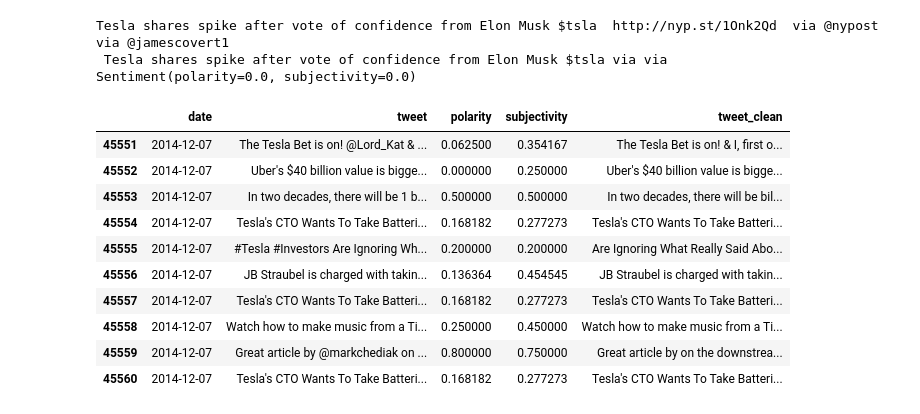
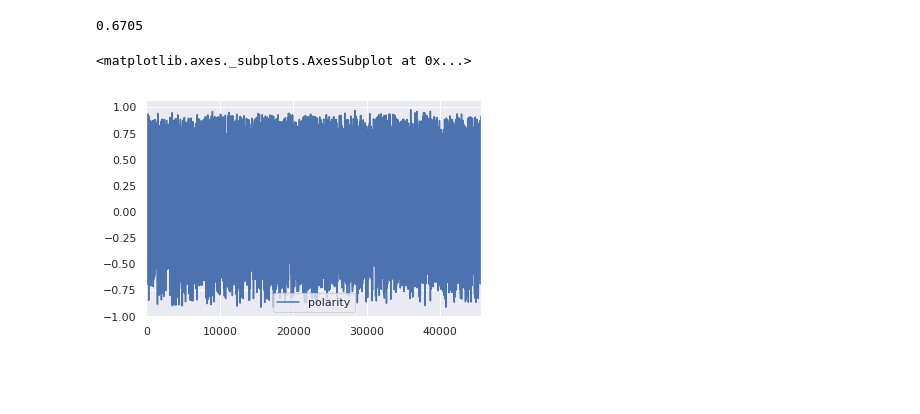
Before and after one commit to erdosbootcamp2019/Project, a Jupyter notebook: getTweets/OpenTweetsAboutTeslaAndScatter.ipynb, the cells around one changed output. Cells and saved outputs as stored; diff of their text form; code cells hidden in the pictures; blank space fills up the shorter version.

```diff
--- a/getTweets/OpenTweetsAboutTeslaAndScatter.ipynb
+++ b/getTweets/OpenTweetsAboutTeslaAndScatter.ipynb
@@ -33,33 +20,29 @@ tweets.tail(10)
+# %%
+from vaderSentiment.vaderSentiment import SentimentIntensityAnalyzer
+analyser = SentimentIntensityAnalyzer()
+
+def VADER_compound_score(tweet):
+    scores = analyser.polarity_scores(tweet)
+    return scores['compound']
 # %%
 #get a particular tweet text
 some_tweet = tweets.iloc[4551]['tweet']
-print(some_tweet,"\n", p.clean(some_tweet))
-
+VADER_compound_score(some_tweet)
 #get the 'sentiment' of a particular tweet
-analysis = TextBlob(some_tweet)
-print(analysis.sentiment)
+#scores = analyser.polarity_scores(some_tweet)
+#print(scores, scores['compound'])
+#print(analysis.sentiment)
 # %% [output]
-Tesla shares spike after vote of confidence from Elon Musk $tsla  http://nyp.st/1Onk2Qd  via @nypost via @jamescovert1
- Tesla shares spike after vote of confidence from Elon Musk $tsla via via
-Sentiment(polarity=0.0, subjectivity=0.0)
+0.6705
 # %%
-tweets['polarity'] = tweets['tweet'].apply(lambda x:TextBlob(x).polarity)#p.clean() removes links, emojis, hastags
-tweets['subjectivity'] = tweets['tweet'].apply(lambda x:TextBlob(x).subjectivity)
+#tweets['subjectivity'] = tweets['tweet'].apply(lambda x:TextBlob(x).subjectivity)
 tweets['tweet_clean'] = tweets['tweet'].apply(lambda x:p.clean(x))
+tweets['polarity'] = tweets['tweet_clean'].apply(lambda x:VADER_compound_score(x))#p.clean() removes links, emojis, hastags
-# %%
-tweets.tail(10)
-# %% [output]
-|  | date | tweet | polarity | subjectivity | tweet_clean |
-| 45551 | 2014-12-07 | The Tesla Bet is on! @Lord_Kat & ... | 0.062500 | 0.354167 | The Tesla Bet is on! & I, first o... |
-| 45552 | 2014-12-07 | Uber's $40 billion value is bigge... | 0.000000 | 0.250000 | Uber's $40 billion value is bigge... |
-| 45553 | 2014-12-07 | In two decades, there will be 1 b... | 0.500000 | 0.500000 | In two decades, there will be bil... |
-| 45554 | 2014-12-07 | Tesla's CTO Wants To Take Batteri... | 0.168182 | 0.277273 | Tesla's CTO Wants To Take Batteri... |
-| 45555 | 2014-12-07 | #Tesla #Investors Are Ignoring Wh... | 0.200000 | 0.200000 | Are Ignoring What Really Said Abo... |
-| 45556 | 2014-12-07 | JB Straubel is charged with takin... | 0.136364 | 0.454545 | JB Straubel is charged with takin... |
-| 45557 | 2014-12-07 | Tesla's CTO Wants To Take Batteri... | 0.168182 | 0.277273 | Tesla's CTO Wants To Take Batteri... |
-| 45558 | 2014-12-07 | Watch how to make music from a Ti... | 0.250000 | 0.450000 | Watch how to make music from a Ti... |
-| 45559 | 2014-12-07 | Great article by @markchediak on ... | 0.800000 | 0.750000 | Great article by on the downstrea... |
-| 45560 | 2014-12-07 | Tesla's CTO Wants To Take Batteri... | 0.168182 | 0.277273 | Tesla's CTO Wants To Take Batteri... |
+# %%
+tweets[['date','polarity']].plot()
+# %% [output]
+<matplotlib.axes._subplots.AxesSubplot at 0x...>
+[figure, added]
 # %%
 #covert the date column to datetime type
 tweets.date = pd.to_datetime(tweets.date)
```
Also changed, not shown: parts of 11 cells of this notebook.
